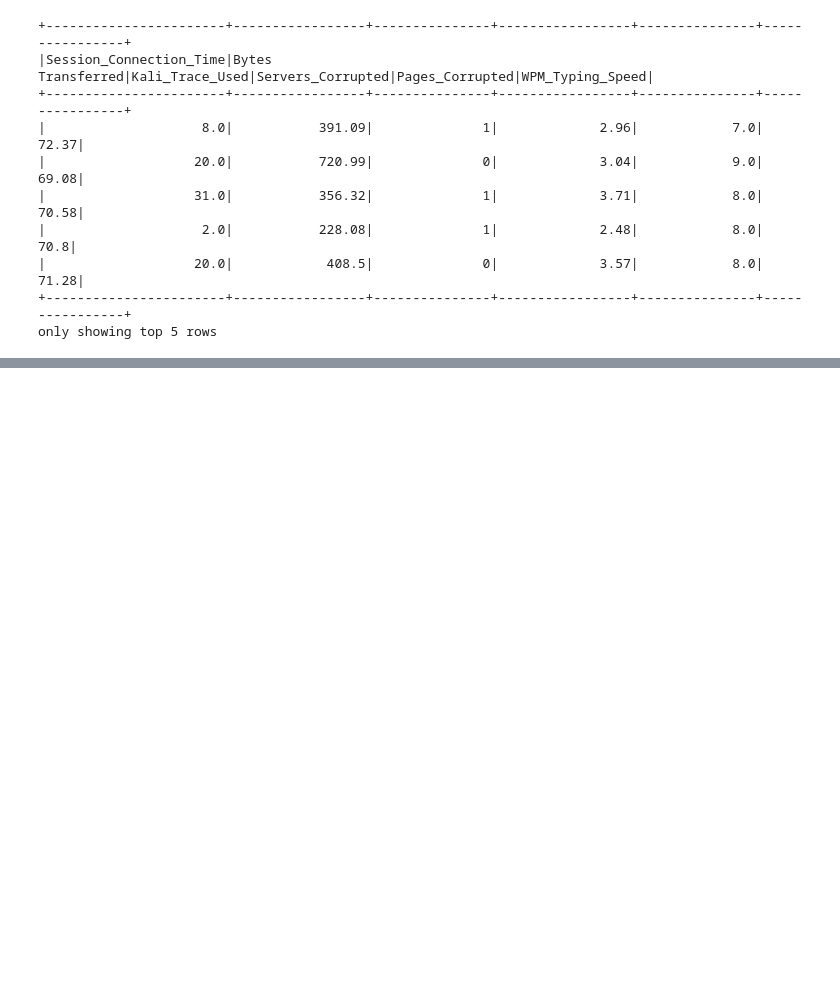
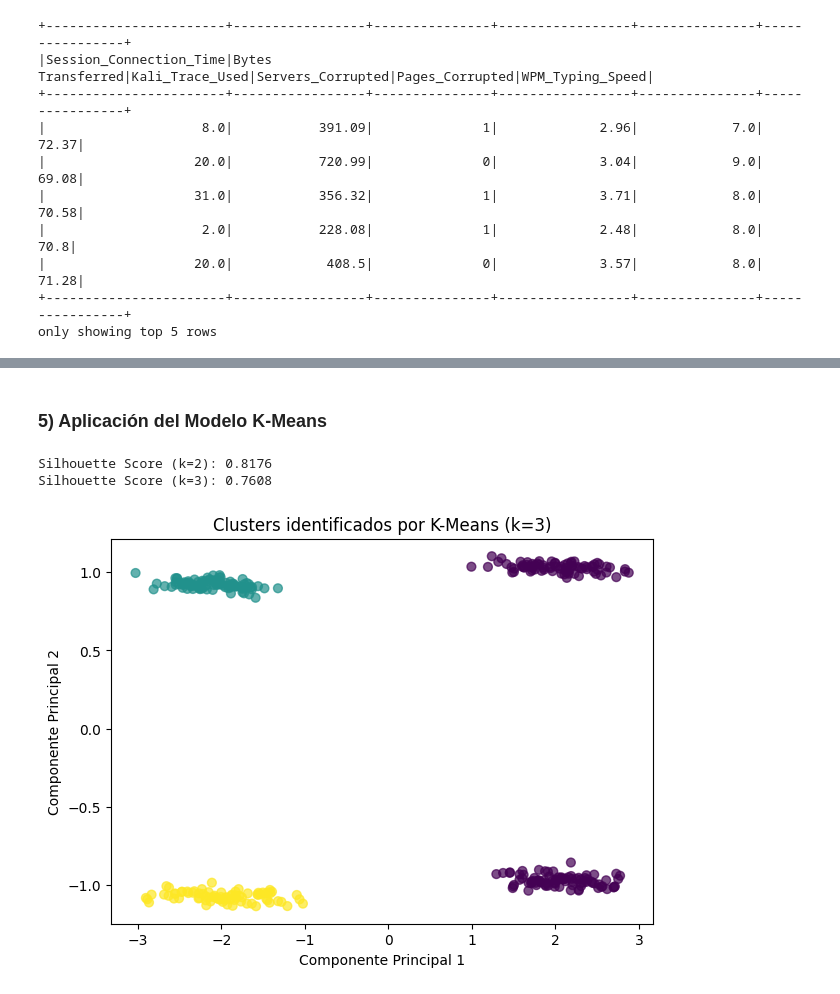
Before and after one commit to Sofiamishel2003/Laboratorio_12_DS, a Jupyter notebook: lab12.ipynb, the cells around one changed output, grey strips where cells are left out. Drawn from its saved outputs; the diff is of its cells as text; code cells hidden in the pictures; blank space fills up the shorter version.

Commit message:
Feat: intento de clustering

```diff
--- a/lab12.ipynb
+++ b/lab12.ipynb
@@ -197,0 +228,48 @@ only showing top 5 rows
+# %% [markdown]
+### 5) Aplicación del Modelo K-Means
+# %%
+from pyspark.ml.clustering import KMeans
+from pyspark.ml.evaluation import ClusteringEvaluator
+
+# Modelo con 2 clusters
+kmeans_2 = KMeans(featuresCol='features', k=2, seed=42)
+model_2 = kmeans_2.fit(scaled_df)
+pred_2 = model_2.transform(scaled_df)
+
+# Modelo con 3 clusters
+kmeans_3 = KMeans(featuresCol='features', k=3, seed=42)
+model_3 = kmeans_3.fit(scaled_df)
+pred_3 = model_3.transform(scaled_df)
+
+# Evaluación con Silhouette Score
+evaluator = ClusteringEvaluator(predictionCol='prediction', featuresCol='features', metricName='silhouette')
+
+score_2 = evaluator.evaluate(pred_2)
+score_3 = evaluator.evaluate(pred_3)
+
+print(f"Silhouette Score (k=2): {score_2:.4f}")
+print(f"Silhouette Score (k=3): {score_3:.4f}")
+# %% [output]
+Silhouette Score (k=2): 0.8176
+Silhouette Score (k=3): 0.7608
+# %%
+from pyspark.ml.feature import PCA
+import matplotlib.pyplot as plt
+
+# Aplicamos PCA para reducir de 6D a 2D
+pca = PCA(k=2, inputCol='features', outputCol='pca_features')
+pca_model = pca.fit(scaled_df)
+pca_df = pca_model.transform(pred_3)  # graficaremos el modelo con k=3
+
+# Convertimos a Pandas para graficar
+pca_pd = pca_df.select('pca_features', 'prediction').toPandas()
+pca_pd[['x','y']] = pd.DataFrame(pca_pd['pca_features'].tolist(), index=pca_pd.index)
+
+plt.figure(figsize=(7,5))
+plt.scatter(pca_pd['x'], pca_pd['y'], c=pca_pd['prediction'], cmap='viridis', s=40, alpha=0.7)
+plt.title('Clusters identificados por K-Means (k=3)')
+plt.xlabel('Componente Principal 1')
+plt.ylabel('Componente Principal 2')
+plt.show()
+# %% [output]
+[figure, added]
```
Also changed, not shown: parts of 2 cells of this notebook.
